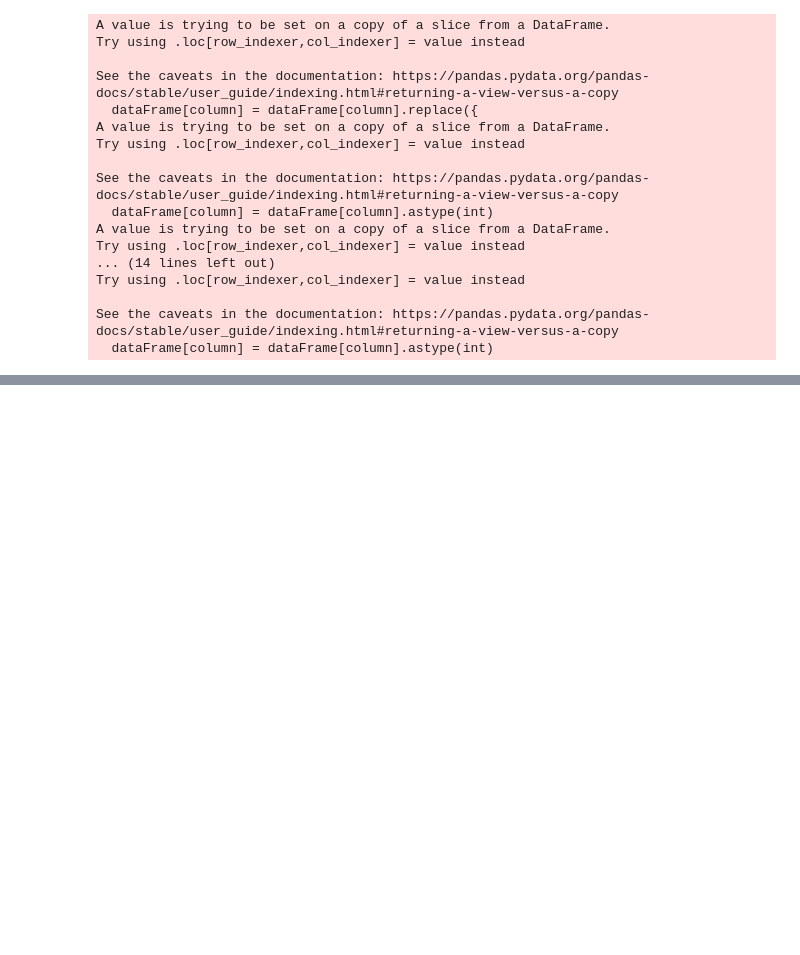
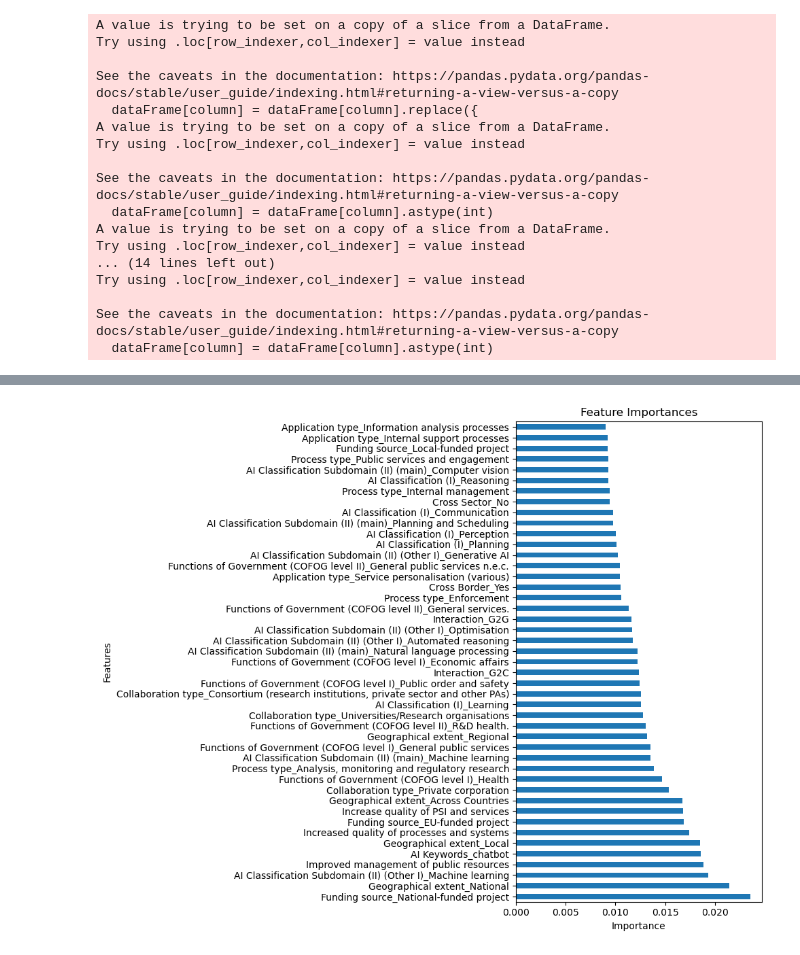
Before and after one commit to Marchant01/ai_eu_project, a Jupyter notebook: eda.ipynb, the cells around one changed output, grey strips where cells are left out. Cells and saved outputs as stored; diff of their text form; code cells hidden in the pictures; blank space fills up the shorter version.

```diff
--- a/eda.ipynb
+++ b/eda.ipynb
@@ -186,0 +274,62 @@ plt.show()
+# %%
+from sklearn.ensemble import RandomForestClassifier
+from sklearn.preprocessing import LabelEncoder
+from sklearn.model_selection import train_test_split
+from sklearn.preprocessing import StandardScaler
+import matplotlib.pyplot as plt
+
+# Label encoding y-data
+le = LabelEncoder()
+y_encoded = le.fit_transform(df_y)
+
+# Assigning data to variables
+y = y_encoded
+X = df_oh
+
+# Split data
+X_train_val, X_test, y_train_val, y_test = train_test_split(X, y, random_state=42, test_size=0.2)
+X_train, X_val, y_train, y_val = train_test_split(X_train_val, y_train_val, random_state=42, test_size=0.2)
+
+# Scaling data
+scaler = StandardScaler()
+X_train = scaler.fit_transform(X_train)
+X_val = scaler.fit_transform(X_val)
+X_test = scaler.fit_transform(X_test)
+
+
+rm_model = RandomForestClassifier()
+
+rm_model.fit(X_train, y_train)
+
+importances = rm_model.feature_importances_
+feature_names = X.columns
+
+print(feature_names)
+feat_df = pd.DataFrame({
+  'Feature': feature_names,
+  'Importance': importances
+})
+
+filtered_df = feat_df[feat_df['Importance'] > 0.009]
+
+filtered_df = filtered_df.sort_values(by='Importance', ascending=False)
+
+# print(importances)
+
+filtered_df.plot(
+    kind='barh',
+    x='Feature',
+    y='Importance',
+    legend=False,
+    figsize=(10, 8)
+)
+
+plt.title('Feature Importances')
+plt.xlabel('Importance')
+plt.ylabel('Features')
+
+plt.tight_layout()
+plt.show()
+
+plt.show()
+# %% [output]
@@ -186,0 +354 @@ plt.show()
+[figure, added]
```
Also changed, not shown: parts of 7 cells of this notebook.
